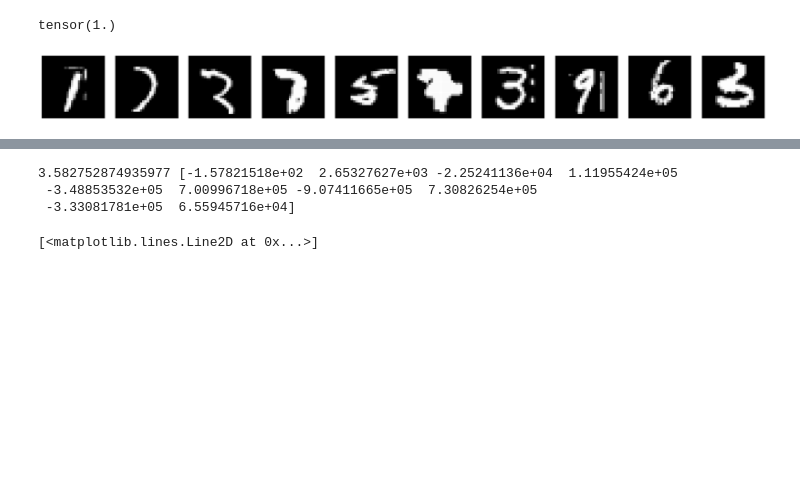
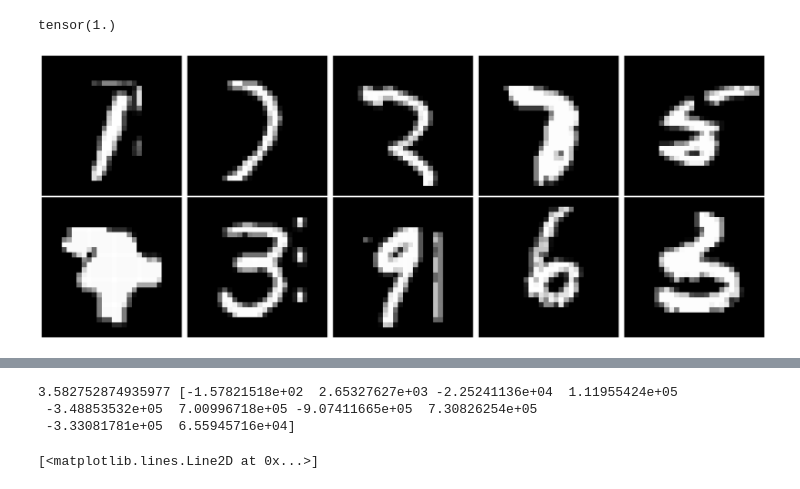
Before and after one commit to secondvoca/sdc_ae_23, a Jupyter notebook: test.ipynb, the cells around one changed output, grey strips where cells are left out. Saved outputs shown, nothing was run; the diff lists cells and outputs as text; code cells hidden in the pictures; blank space fills up the shorter version.

```diff
--- a/test.ipynb
+++ b/test.ipynb
@@ -24,8 +24,19 @@ def show_images(images):
         ax.imshow(img, cmap='gray', vmax=1, vmin=0)
         ax.axis('off')
     plt.tight_layout()
+# %%
+def show_images_5(images):
+    nr = len(images) // 5
+    imgs = images
+
+    _, axs = plt.subplots(nr, 5, figsize=[20, 4 * nr])
+
+    for ax, img in zip(axs.flat, imgs):
+        ax.imshow(img, cmap='gray', vmax=1, vmin=0)
+        ax.axis('off')
+    plt.tight_layout()
 # %%
-show_images(x_ori[torch.tensor([67, 140, 500, 1400, 1509, 1618, 1677, 1875, 2296, 2803]).to(torch.long)])
+show_images_5(x_ori[torch.tensor([67, 140, 500, 1400, 1509, 1618, 1677, 1875, 2296, 2803]).to(torch.long)])
 # %% [output]
-[figure, old version]
+[figure, new version]
 # %%
```
Also changed, not shown: parts of 2 cells of this notebook, 2 other files.
